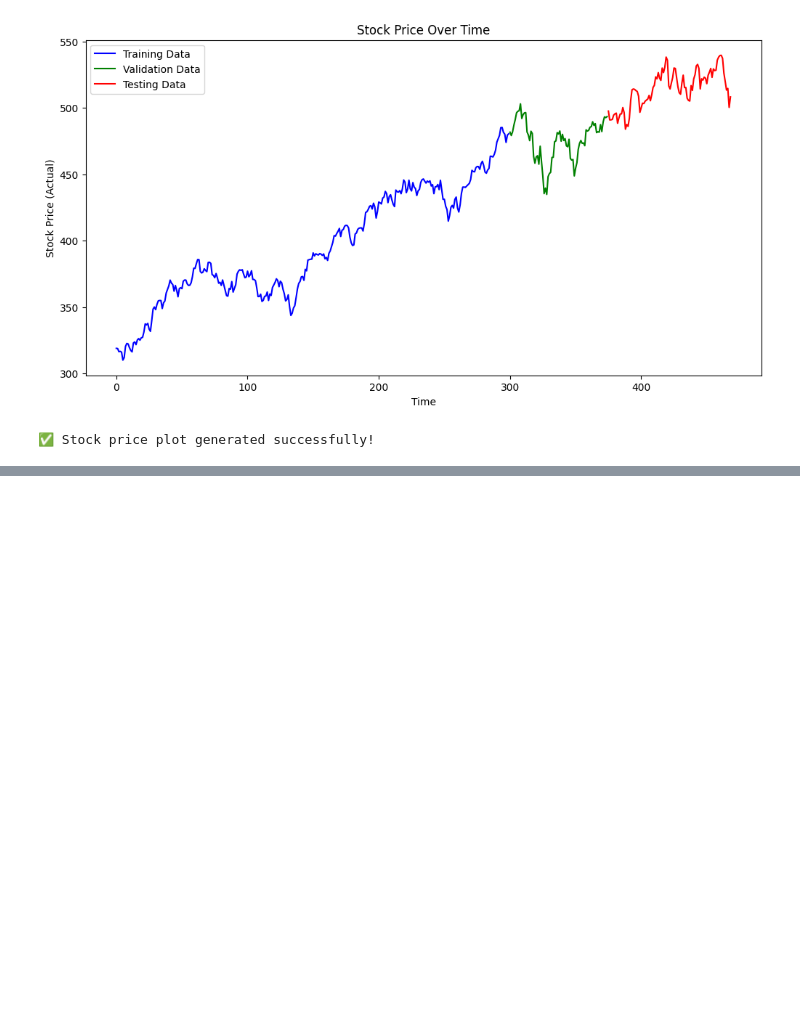
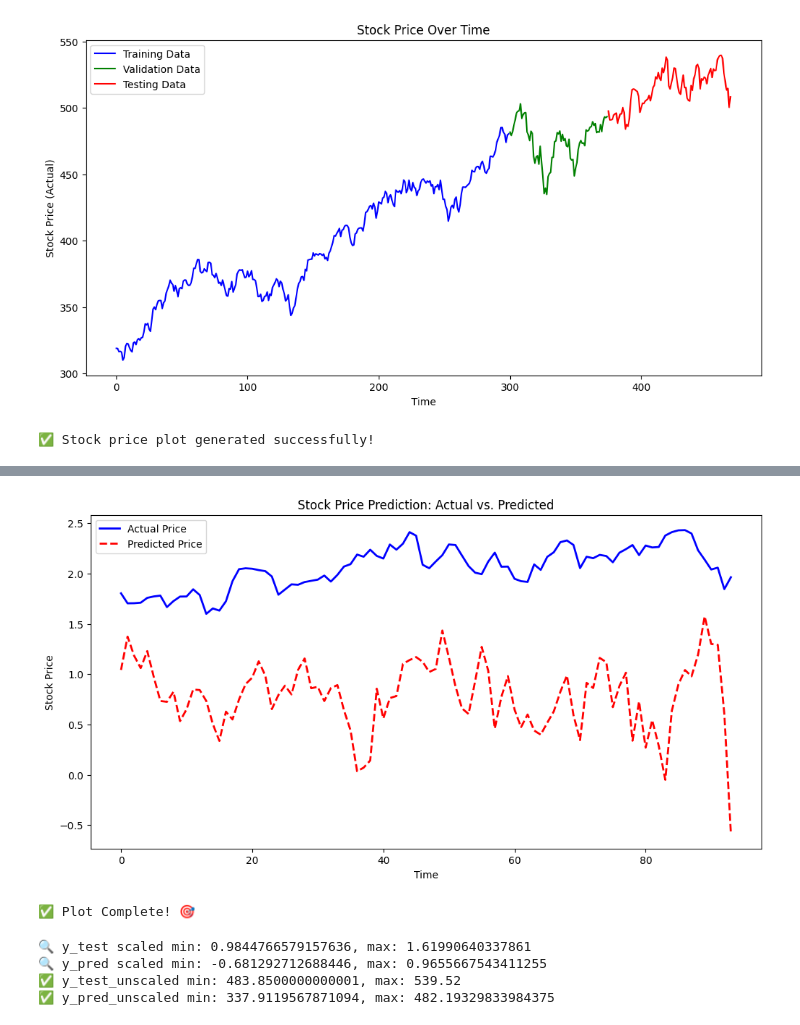
Before and after one commit to NathanDietrich/Artificial-Intelligence-and-Machine-Learning-portfolio, a Jupyter notebook: DataPreprocessFixed.ipynb, the cells around one changed output, grey strips where cells are left out. Drawn from its saved outputs; the diff is of its cells as text; code cells hidden in the pictures; blank space fills up the shorter version.

```diff
--- a/DataPreprocessFixed.ipynb
+++ b/DataPreprocessFixed.ipynb
@@ -607,0 +551,35 @@ WARNING:tensorflow:6 out of the last 9 calls to <function TensorFlowTrainer.make
+# %%
+import numpy as np
+import matplotlib.pyplot as plt
+import joblib
+import tensorflow as tf
+
+# ✅ Load Model & Scaler
+ensemble_folder = "EnsembleModel10"
+model_path = f"{ensemble_folder}/best_ensemble_model.keras"
+scaler_y_path = "scaler_y.pkl"
+
+best_model = tf.keras.models.load_model(model_path)
+scaler_y = joblib.load(scaler_y_path)
+
+# ✅ Load Test Data
+X_test = np.load("X_test.npy")
+y_test = np.load("y_test.npy")  # Scaled target
+
+# ✅ Make Predictions
+y_pred_scaled = best_model.predict(X_test)
+y_pred_unscaled = scaler_y.inverse_transform(y_pred_scaled)
+y_test_unscaled = scaler_y.inverse_transform(y_test)
+
+# ✅ Plot Predictions vs. Actual Prices
+plt.figure(figsize=(12, 6))
+plt.plot(y_test_unscaled, label="Actual Price", color="blue", linewidth=2)
+plt.plot(y_pred_unscaled, label="Predicted Price", color="red", linestyle="dashed", linewidth=2)
+plt.title("Stock Price Prediction: Actual vs. Predicted")
+plt.xlabel("Time")
+plt.ylabel("Stock Price")
+plt.legend()
+plt.show()
+
+print("✅ Plot Complete! 🎯")
+# %% [output]
@@ -607,0 +587,16 @@ WARNING:tensorflow:6 out of the last 9 calls to <function TensorFlowTrainer.make
+[figure, added]
+✅ Plot Complete! 🎯
+# %%
+print(f"🔍 y_test scaled min: {y_test.min()}, max: {y_test.max()}")
+print(f"🔍 y_pred scaled min: {y_pred_scaled.min()}, max: {y_pred_scaled.max()}")
+
+y_test_unscaled = scaler_y.inverse_transform(y_test)
+y_pred_unscaled = scaler_y.inverse_transform(y_pred_scaled)
+
+print(f"✅ y_test_unscaled min: {y_test_unscaled.min()}, max: {y_test_unscaled.max()}")
+print(f"✅ y_pred_unscaled min: {y_pred_unscaled.min()}, max: {y_pred_unscaled.max()}")
+# %% [output]
+🔍 y_test scaled min: 0.9844766579157636, max: 1.61990640337861
+🔍 y_pred scaled min: -0.681292712688446, max: 0.9655667543411255
+✅ y_test_unscaled min: 483.8500000000001, max: 539.52
+✅ y_pred_unscaled min: 337.9119567871094, max: 482.19329833984375
```
Also changed, not shown: parts of 15 cells of this notebook.
